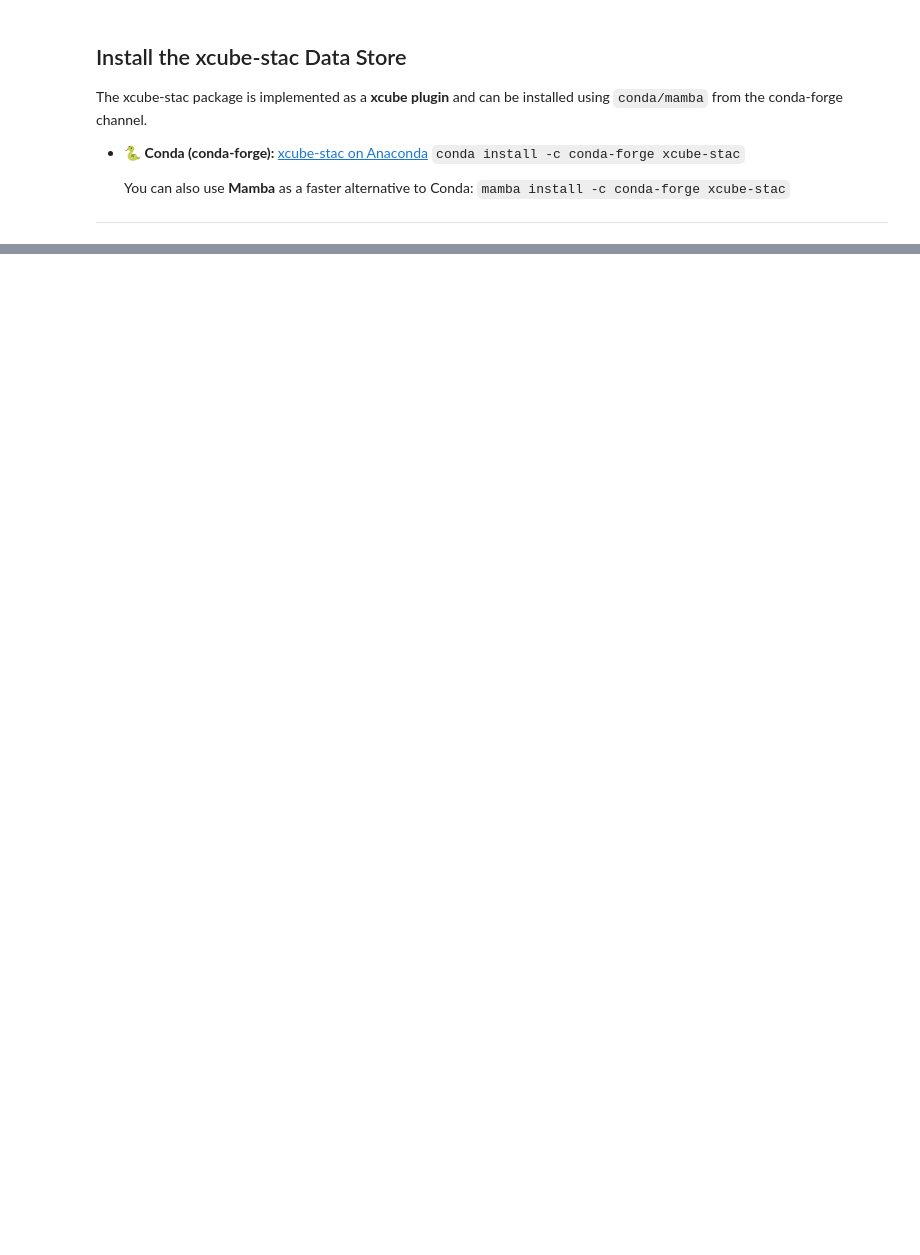
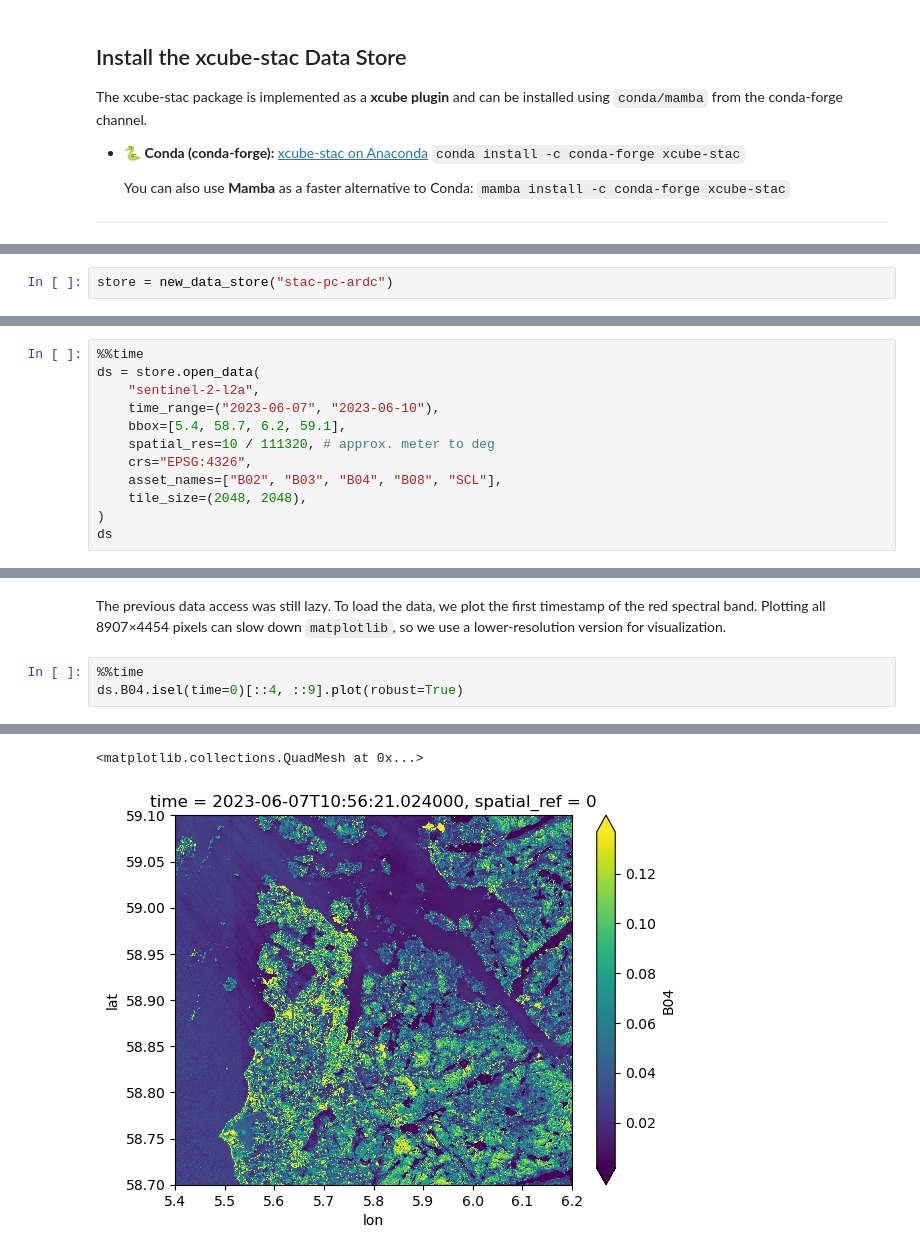
Before and after one commit to xcube-dev/geo_aquawatch_webinar, a Jupyter notebook: final_notebooks/02_get_sen2l2a.ipynb, the cells around one changed output, grey strips where cells are left out. Saved outputs shown, nothing was run; the diff lists cells and outputs as text; blank space fills up the shorter version.

Commit message:
first two done for review

```diff
--- a/final_notebooks/02_get_sen2l2a.ipynb
+++ b/final_notebooks/02_get_sen2l2a.ipynb
@@ -319,0 +108,2 @@ Viewer: http://localhost:8000/viewer/?serverUrl=http://localhost:8000
+# %%
+store = new_data_store("stac-pc-ardc")
@@ -319,0 +135,12 @@ Viewer: http://localhost:8000/viewer/?serverUrl=http://localhost:8000
+# %%
+%%time
+ds = store.open_data(
+    "sentinel-2-l2a",
+    time_range=("2023-06-07", "2023-06-10"),
+    bbox=[5.4, 58.7, 6.2, 59.1],
+    spatial_res=10 / 111320, # approx. meter to deg
+    crs="EPSG:4326",
+    asset_names=["B02", "B03", "B04", "B08", "SCL"],
+    tile_size=(2048, 2048),
+)
+ds
@@ -319,0 +195,6 @@ Viewer: http://localhost:8000/viewer/?serverUrl=http://localhost:8000
+# %% [markdown]
+The previous data access was still lazy. To load the data, we plot the first timestamp of the red spectral band. Plotting all 8907×4454 pixels can slow down `matplotlib`, so we use a lower-resolution version for visualization.
+# %%
+%%time
+ds.B04.isel(time=0)[::4, ::9].plot(robust=True)
+# %% [output]
@@ -319,0 +203,2 @@ Viewer: http://localhost:8000/viewer/?serverUrl=http://localhost:8000
+<matplotlib.collections.QuadMesh at 0x...>
+[figure, added]
```
Also changed, not shown: parts of 42 cells of this notebook, 4 other files.
